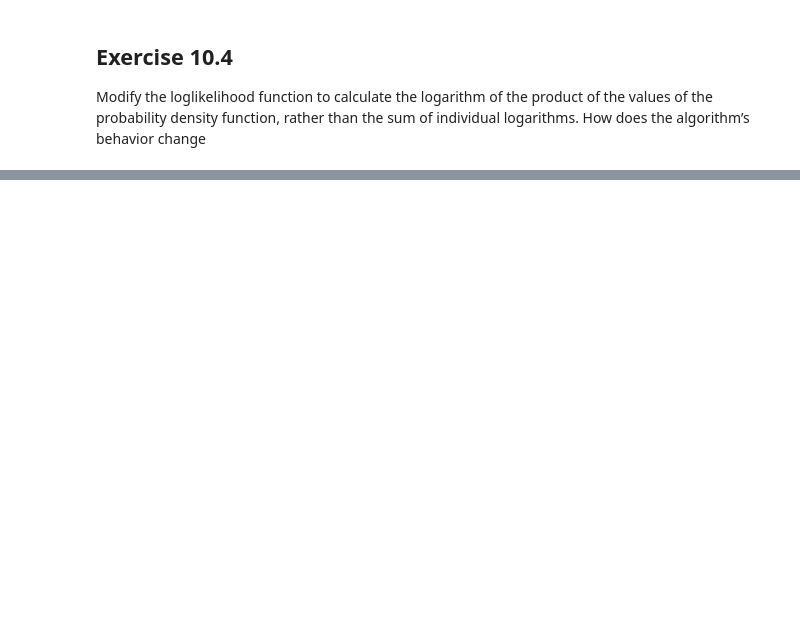
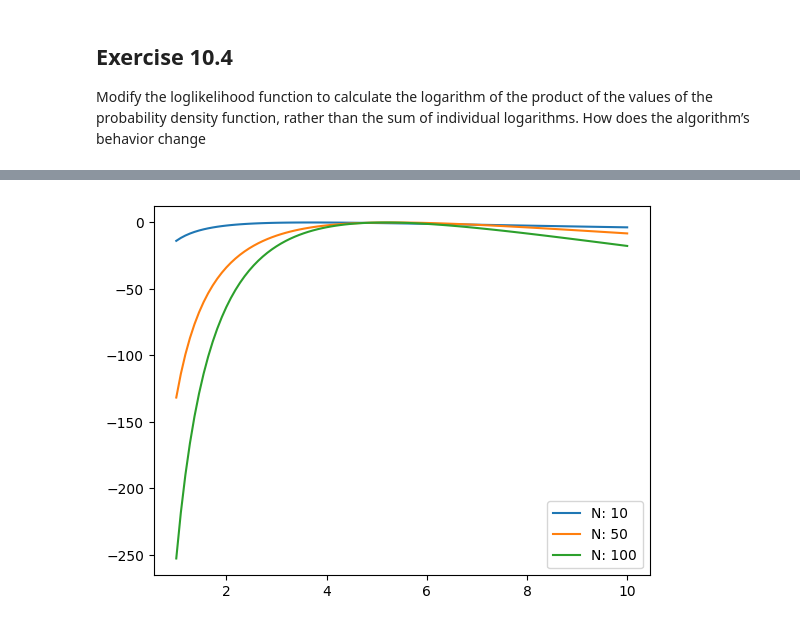
Before and after one commit to CarminatiGiovanni/LaboratorioCalcoloEStatistica, a Jupyter notebook: exercises_10_111223.ipynb, the cells around one changed output, grey strips where cells are left out. Cells and saved outputs as stored; diff of their text form; code cells hidden in the pictures; blank space fills up the shorter version.

```diff
--- a/exercises_10_111223.ipynb
+++ b/exercises_10_111223.ipynb
@@ -82,0 +87,21 @@ Modify the loglikelihood function to calculate the logarithm of the product of t
+# %%
+from mylib.parameters_estimator import likelyhood
+true_t0 = 5
+a,b = 1,10
+t0s = np.linspace(a,b,100)
+
+for N in [10,50,100]:
+    data = rand_expon(true_t0,size=N)
+    L = np.array([likelyhood(exponential_pdf,data,t) for t in t0s])
+    # eval_h = L - np.max(L) + 0.5 # h(x)
+    m = np.max(L)
+    # L = L - m + 0.5
+    l = np.log(L/m)
+    plt.plot(t0s,np.log(L/m),label=f'N: {N}')
+
+plt.legend()
+# plt.xlim(4,6)
+# plt.ylim(-1,1)
+plt.show()
+# %% [output]
+[figure, added]
```
Also changed, not shown: parts of 10 cells of this notebook, 3 other files.
